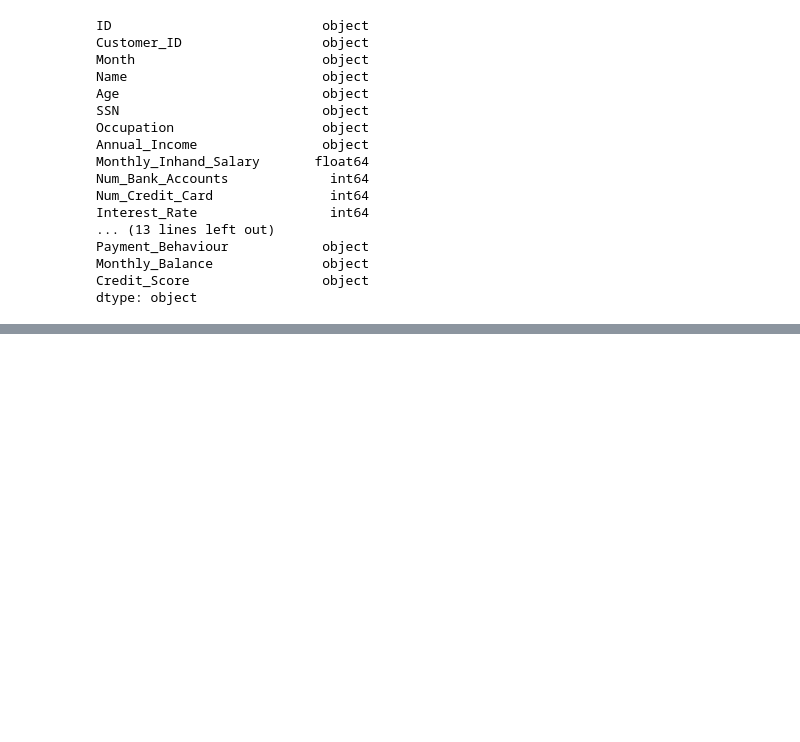
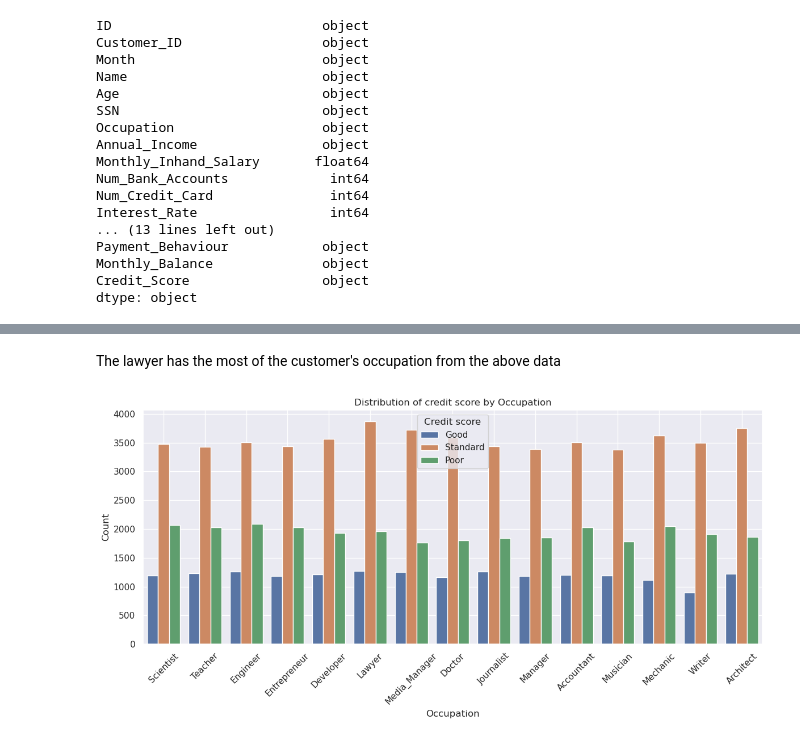
Before and after one commit to AakashRevankar/ML_projects, a Jupyter notebook: 2_Classification.ipynb, the cells around one changed output, grey strips where cells are left out. Drawn from its saved outputs; the diff is of its cells as text; code cells hidden in the pictures; blank space fills up the shorter version.

Commit message:
Occupation feature analysis added

```diff
--- a/2_Classification.ipynb
+++ b/2_Classification.ipynb
@@ -151,0 +214,15 @@ dtype: int64
+# %% [markdown]
+The lawyer has the most of the customer's occupation from the above data
+# %%
+plt.figure(figsize=(12, 6))
+sns.countplot(x='Occupation', hue='Credit_Score', data=df)
+plt.xlabel('Occupation')
+plt.ylabel('Count')
+plt.title('Distribution of credit score by Occupation')
+plt.xticks(rotation=45)
+plt.legend(title='Credit score')
+plt.grid(True)
+plt.tight_layout()
+plt.show()
+# %% [output]
+[figure, added]
```
Also changed, not shown: parts of 27 cells of this notebook.
